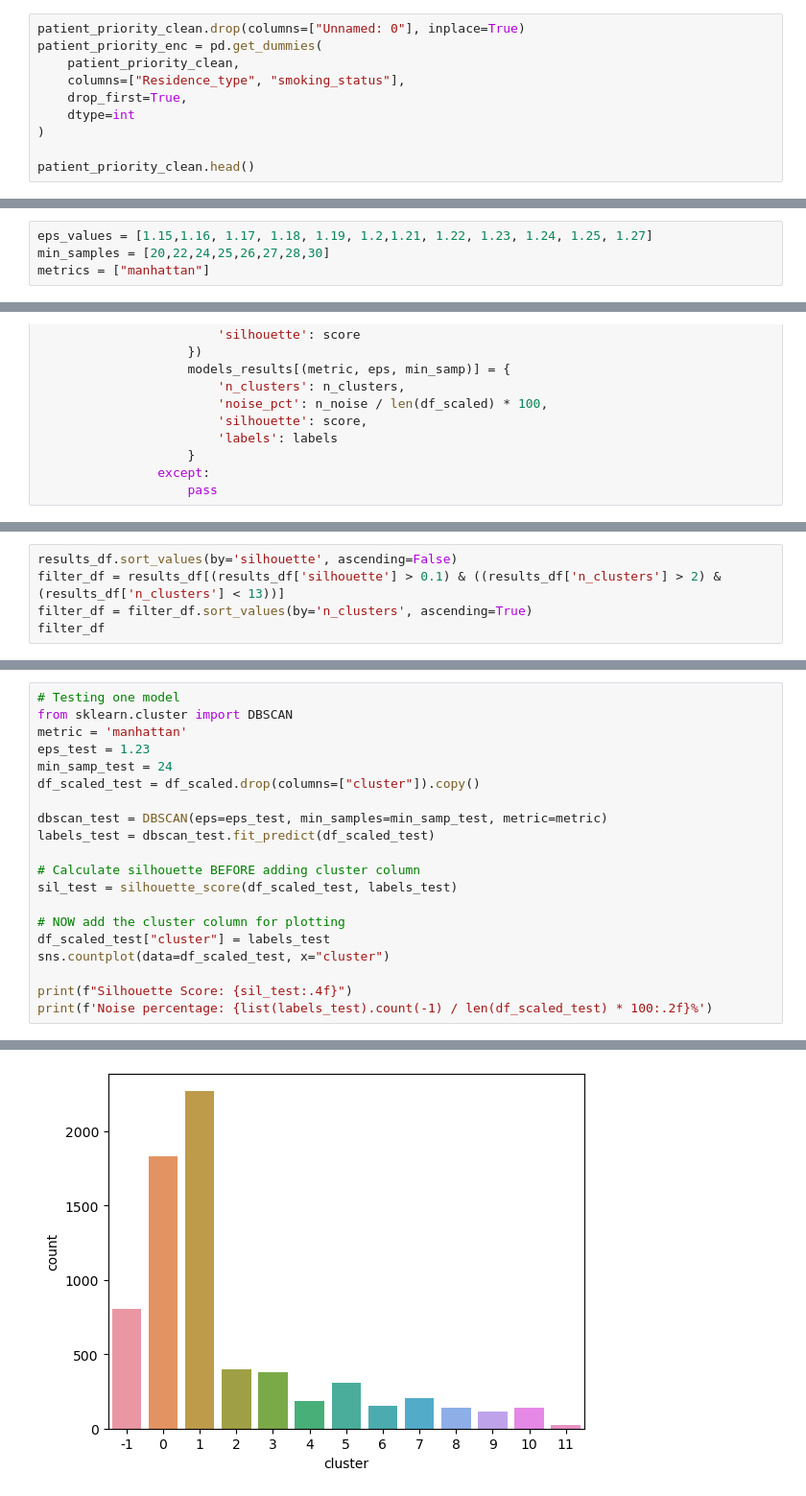
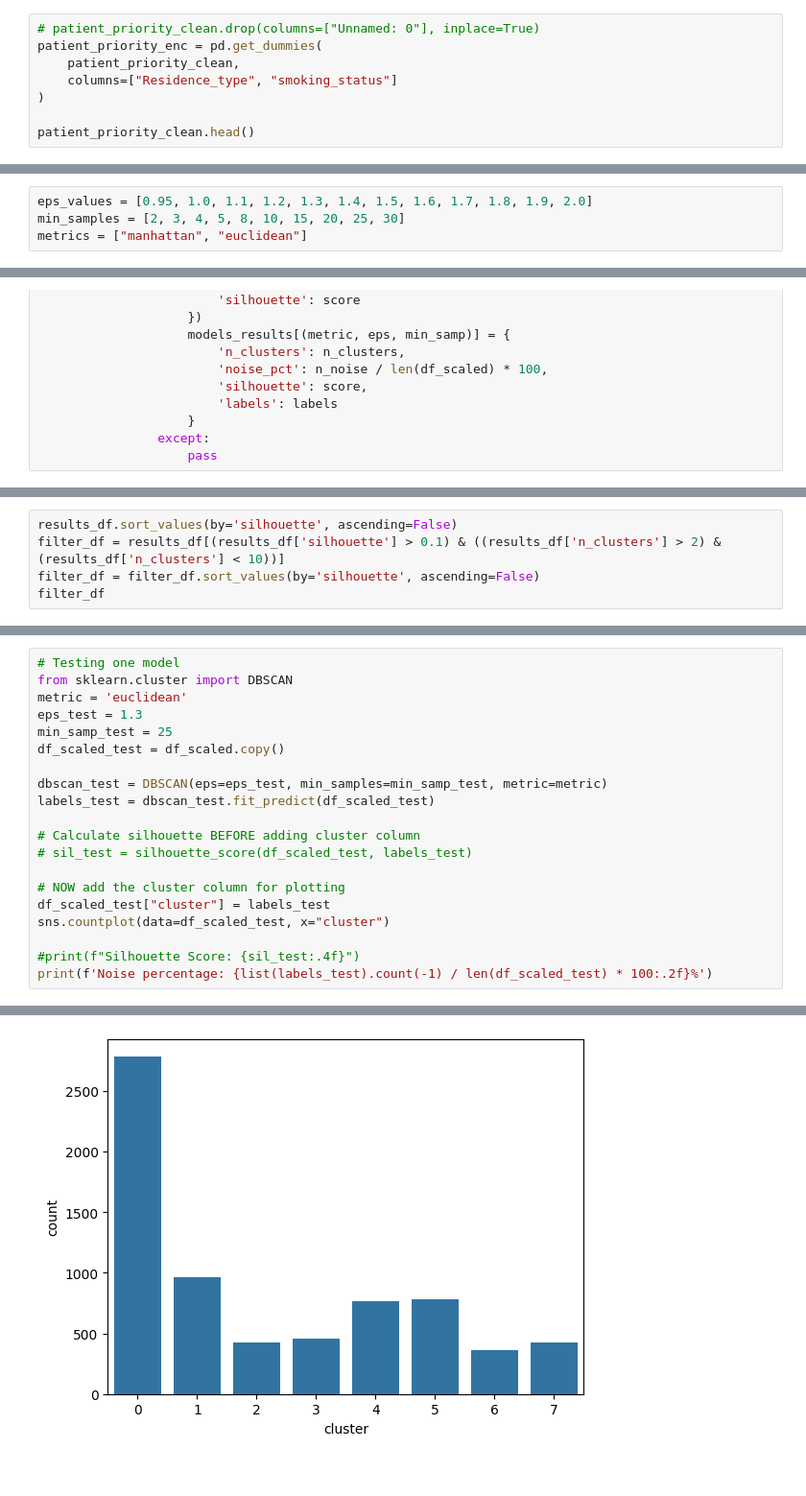
Before and after one commit to Hunteracademic/Unsupervised_assignment_1, a Jupyter notebook: assignent3_refactor.ipynb, the cells around one changed output, grey strips where cells are left out. Shown at 96% size. Saved outputs shown, nothing was run; the diff lists cells and outputs as text.

```diff
--- a/assignent3_refactor.ipynb
+++ b/assignent3_refactor.ipynb
@@ -25,12 +25,10 @@ patient_priority_clean = df.dropna()
 gender    1
 dtype: int64
 # %%
-patient_priority_clean.drop(columns=["Unnamed: 0"], inplace=True)
+# patient_priority_clean.drop(columns=["Unnamed: 0"], inplace=True)
 patient_priority_enc = pd.get_dummies(
     patient_priority_clean,
-    columns=["Residence_type", "smoking_status"],
-    drop_first=True,
-    dtype=int
+    columns=["Residence_type", "smoking_status"]
 )
 
 patient_priority_clean.head()
@@ -62,7 +136,7 @@ df_scaled.head()
 # %%
-eps_values = [1.15,1.16, 1.17, 1.18, 1.19, 1.2,1.21, 1.22, 1.23, 1.24, 1.25, 1.27]
-min_samples = [20,22,24,25,26,27,28,30]
-metrics = ["manhattan"]
+eps_values = [0.95, 1.0, 1.1, 1.2, 1.3, 1.4, 1.5, 1.6, 1.7, 1.8, 1.9, 2.0]
+min_samples = [2, 3, 4, 5, 8, 10, 15, 20, 25, 30]
+metrics = ["manhattan", "euclidean"]
 # %%
 results = []
 models_results = {}
@@ -118,6 +187,6 @@ results_df
 # %%
 results_df.sort_values(by='silhouette', ascending=False)
-filter_df = results_df[(results_df['silhouette'] > 0.1) & ((results_df['n_clusters'] > 2) & (results_df['n_clusters'] < 13))]
-filter_df = filter_df.sort_values(by='n_clusters', ascending=True)
+filter_df = results_df[(results_df['silhouette'] > 0.1) & ((results_df['n_clusters'] > 2) & (results_df['n_clusters'] < 10))]
+filter_df = filter_df.sort_values(by='silhouette', ascending=False)
 filter_df
 # %% [output]
@@ -165,21 +230,21 @@ plt.tight_layout()
 # %%
 # Testing one model
 from sklearn.cluster import DBSCAN
-metric = 'manhattan'
-eps_test = 1.23
-min_samp_test = 24
-df_scaled_test = df_scaled.drop(columns=["cluster"]).copy()
+metric = 'euclidean'
+eps_test = 1.3
+min_samp_test = 25
+df_scaled_test = df_scaled.copy()
 
 dbscan_test = DBSCAN(eps=eps_test, min_samples=min_samp_test, metric=metric)
 labels_test = dbscan_test.fit_predict(df_scaled_test)
 
 # Calculate silhouette BEFORE adding cluster column
-sil_test = silhouette_score(df_scaled_test, labels_test)
+# sil_test = silhouette_score(df_scaled_test, labels_test)
 
 # NOW add the cluster column for plotting
 df_scaled_test["cluster"] = labels_test
 sns.countplot(data=df_scaled_test, x="cluster")
 
-print(f"Silhouette Score: {sil_test:.4f}")
+#print(f"Silhouette Score: {sil_test:.4f}")
 print(f'Noise percentage: {list(labels_test).count(-1) / len(df_scaled_test) * 100:.2f}%')
 # %% [output]
@@ -188 +252 @@ Noise percentage: 11.58%
-[figure, old version]
+[figure, new version]
```
Also changed, not shown: parts of 8 cells of this notebook.
